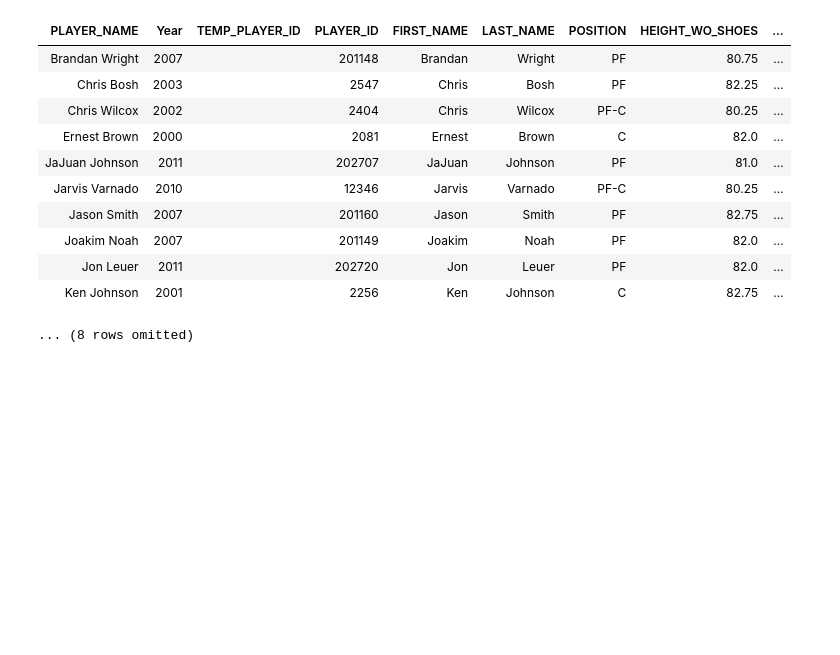
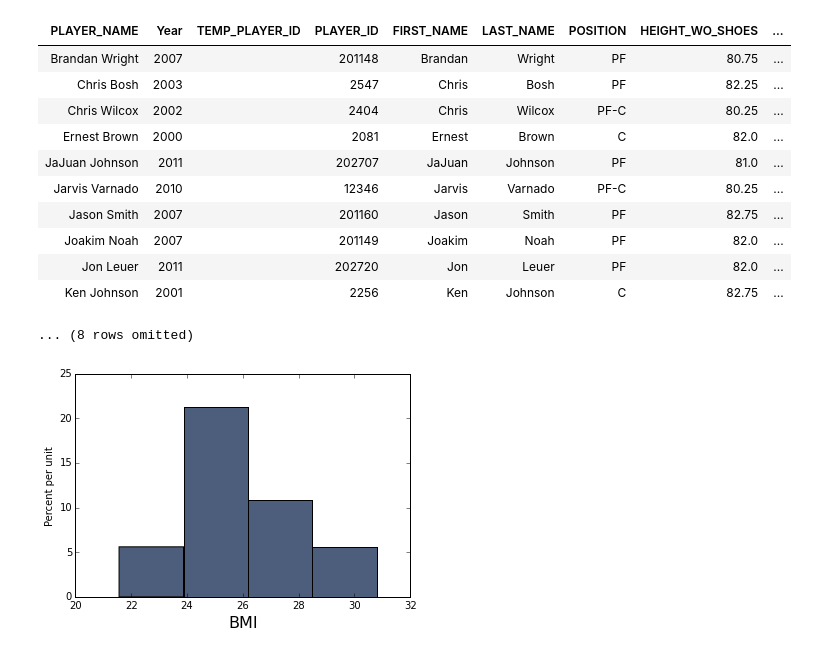
Before and after one commit to canzhiye/nba-draft-adages, a Jupyter notebook: Untitled.ipynb, the cells around one changed output. Cells and saved outputs as stored; diff of their text form; code cells hidden in the pictures; blank space fills up the shorter version.

```diff
--- a/Untitled.ipynb
+++ b/Untitled.ipynb
@@ -126,0 +115,13 @@ joined_bigs_table.hist("BMI")
+# %%
+#joined_bigs_table.bin("BMI")
+#joined_bigs_table.bin("BMI")
+ws = joined_bigs_table.column('WS/48')
+ws[ws == ''] = 0
+joined_bigs_table['WS/48'] = ws.astype(np.float)
+vorp = joined_bigs_table.column('VORP')
+vorp[vorp == ''] = 0
+joined_bigs_table['VORP'] = vorp.astype(np.float)
+# %%
+joined_bigs_table.hist(select="BMI", bins=np.arange(np.min(joined_bigs_table["BMI"]), np.max(joined_bigs_table["BMI"]), np.std(joined_bigs_table['BMI'])))
+# %% [output]
+[figure, added]
```
Also changed, not shown: parts of 5 cells of this notebook.
